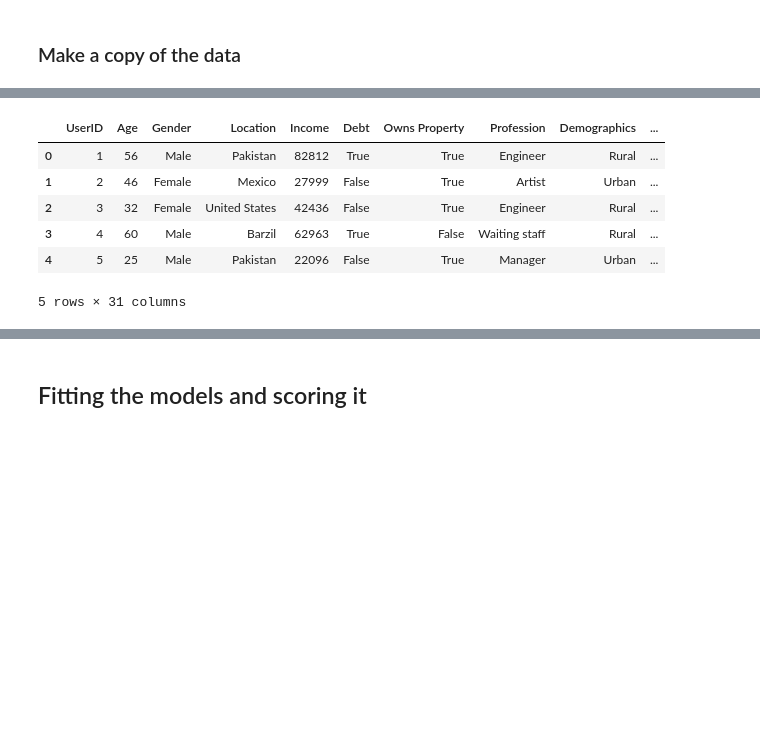
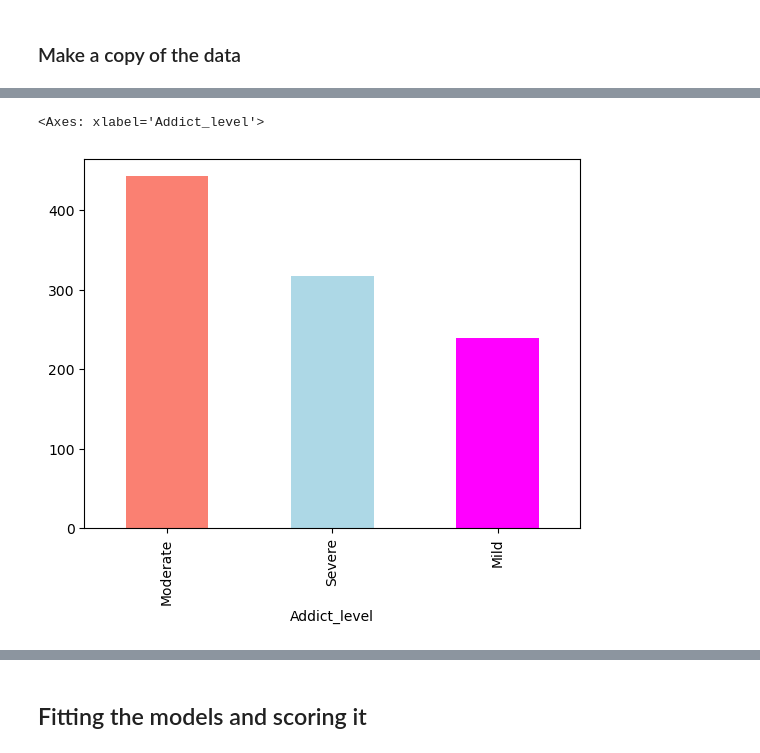
Before and after one commit to m-h0pe/Brain_Rot-Project, a Jupyter notebook: Social-Media-Prediction.ipynb, the cells around one changed output, grey strips where cells are left out. Cells and saved outputs as stored; diff of their text form; code cells hidden in the pictures; blank space fills up the shorter version.

```diff
--- a/Social-Media-Prediction.ipynb
+++ b/Social-Media-Prediction.ipynb
@@ -175,6 +172,0 @@ ConnectionType
-# %%
-# Turn all of the string values into category values
-
-for label, content in df_tmp.items():
-    if pd.api.types.is_string_dtype(content.astype(str)):
-        df_tmp[label] = content.astype("category").cat.as_ordered()
@@ -201,10 +172,0 @@ memory usage: 219.3 KB
-# %%
-df_tmp.head()
-# %% [output]
-|  | UserID | Age | Gender | Location | Income | Debt | Owns Property | Profession | Demographics | ... |
-| 0 | 1 | 56 | Male | Pakistan | 82812 | True | True | Engineer | Rural | ... |
-| 1 | 2 | 46 | Female | Mexico | 27999 | False | True | Artist | Urban | ... |
-| 2 | 3 | 32 | Female | United States | 42436 | False | True | Engineer | Rural | ... |
-| 3 | 4 | 60 | Male | Barzil | 62963 | True | False | Waiting staff | Rural | ... |
-| 4 | 5 | 25 | Male | Pakistan | 22096 | False | True | Manager | Urban | ... |
-5 rows × 31 columns
@@ -211,3 +181,9 @@ df_tmp.head()
+# %%
+# Visualizing the 'Addict_level' (Target Variable)
+df_tmp["Addict_level"].value_counts().plot(kind="bar", color=["salmon", "lightblue","magenta"])
+# %% [output]
+<Axes: xlabel='Addict_level'>
+[figure, added]
 # %%
 df_tmp.info()
 # %% [output]
```
Also changed, not shown: parts of 56 cells of this notebook.
